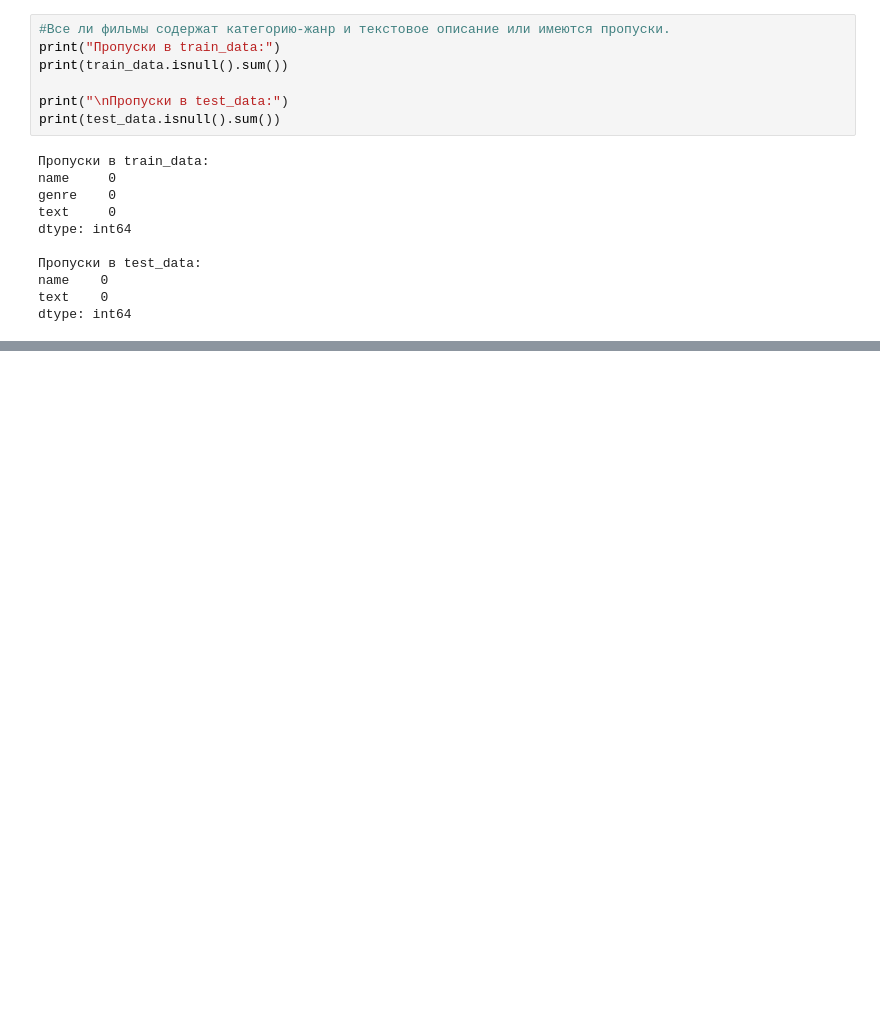
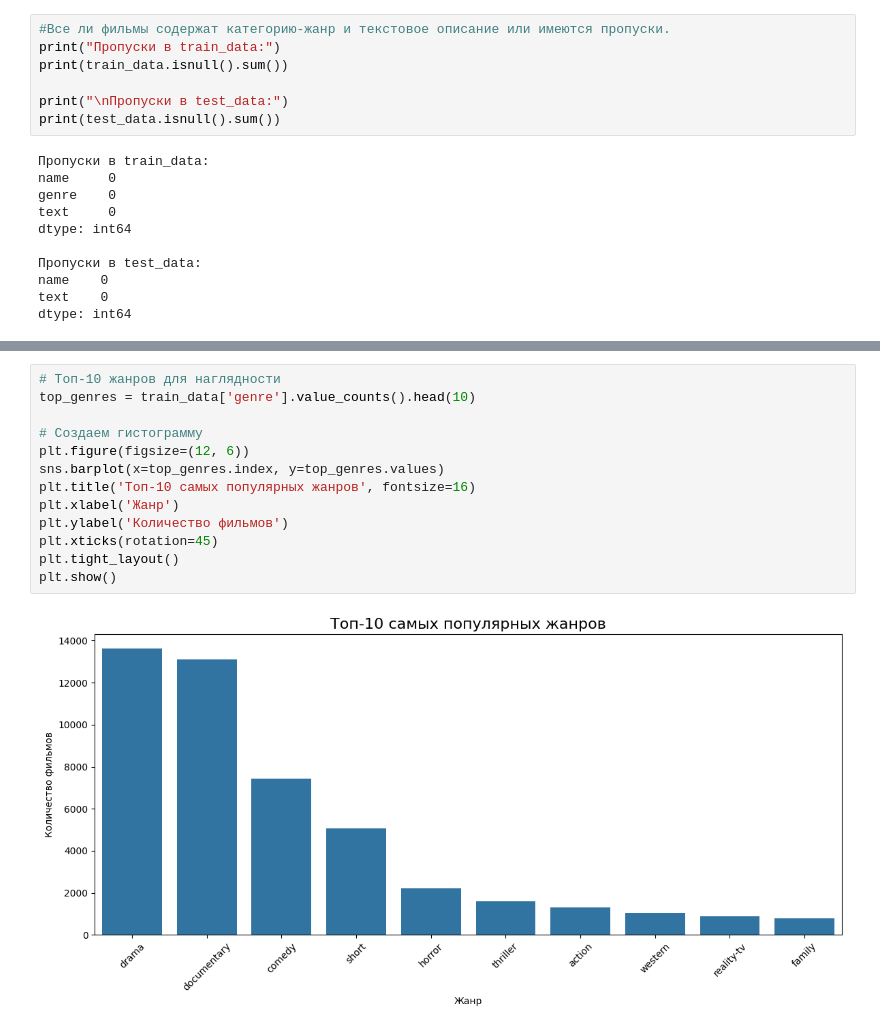
Before and after one commit to vlad9424/recurrent_networks, a Jupyter notebook: rec_net.ipynb, the cells around one changed output, grey strips where cells are left out. Cells and saved outputs as stored; diff of their text form; blank space fills up the shorter version.

```diff
--- a/rec_net.ipynb
+++ b/rec_net.ipynb
@@ -101,3 +84,18 @@ plt.xticks(rotation=60)
 plt.title('Distribution of movies by genre', fontsize=16);
 # %% [output]
 [figure]
+# %%
+# Топ-10 жанров для наглядности
+top_genres = train_data['genre'].value_counts().head(10)
+
+# Создаем гистограмму
+plt.figure(figsize=(12, 6))
+sns.barplot(x=top_genres.index, y=top_genres.values)
+plt.title('Топ-10 самых популярных жанров', fontsize=16)
+plt.xlabel('Жанр')
+plt.ylabel('Количество фильмов')
+plt.xticks(rotation=45)
+plt.tight_layout()
+plt.show()
+# %% [output]
+[figure, added]
```
Also changed, not shown: parts of 13 cells of this notebook.
